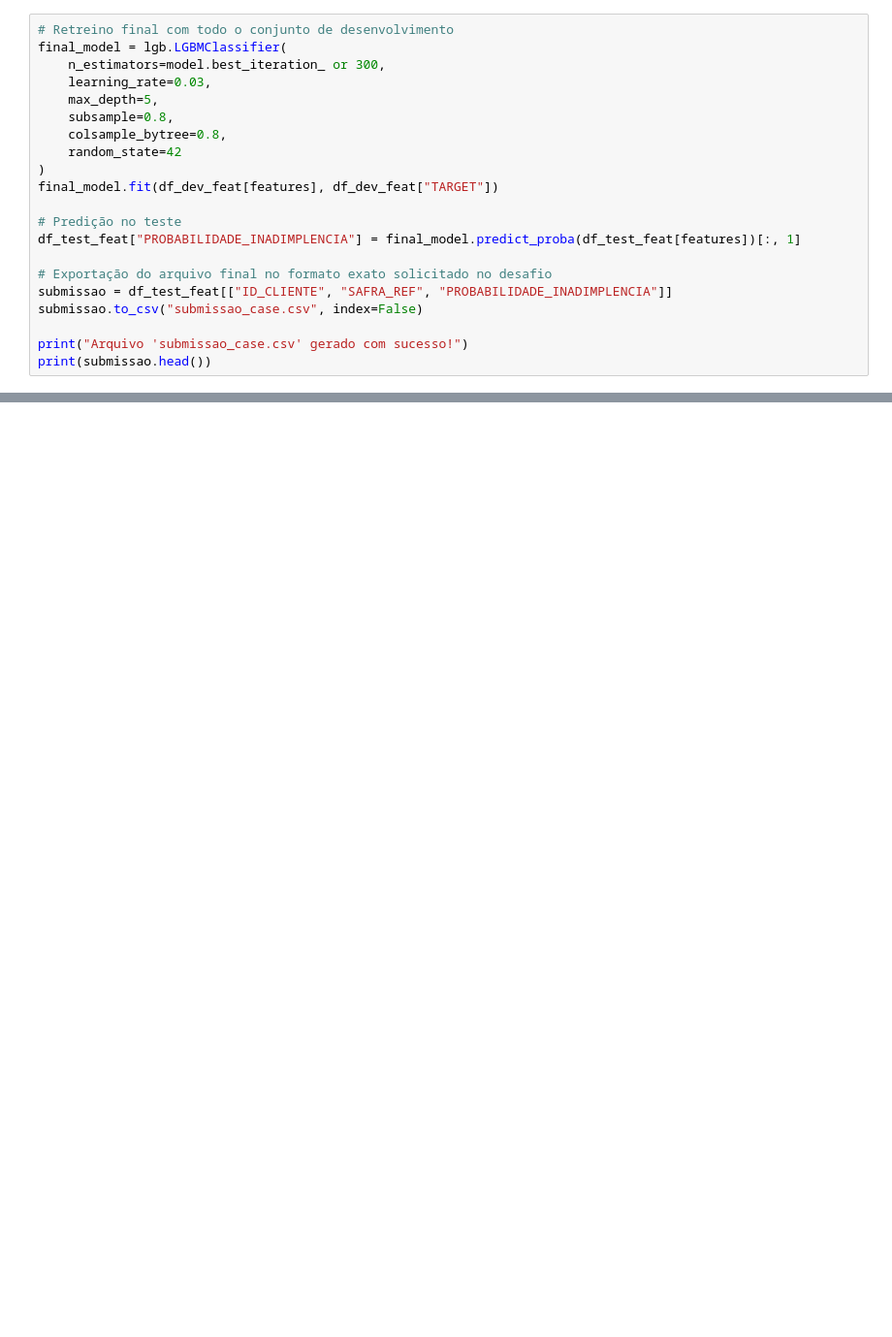
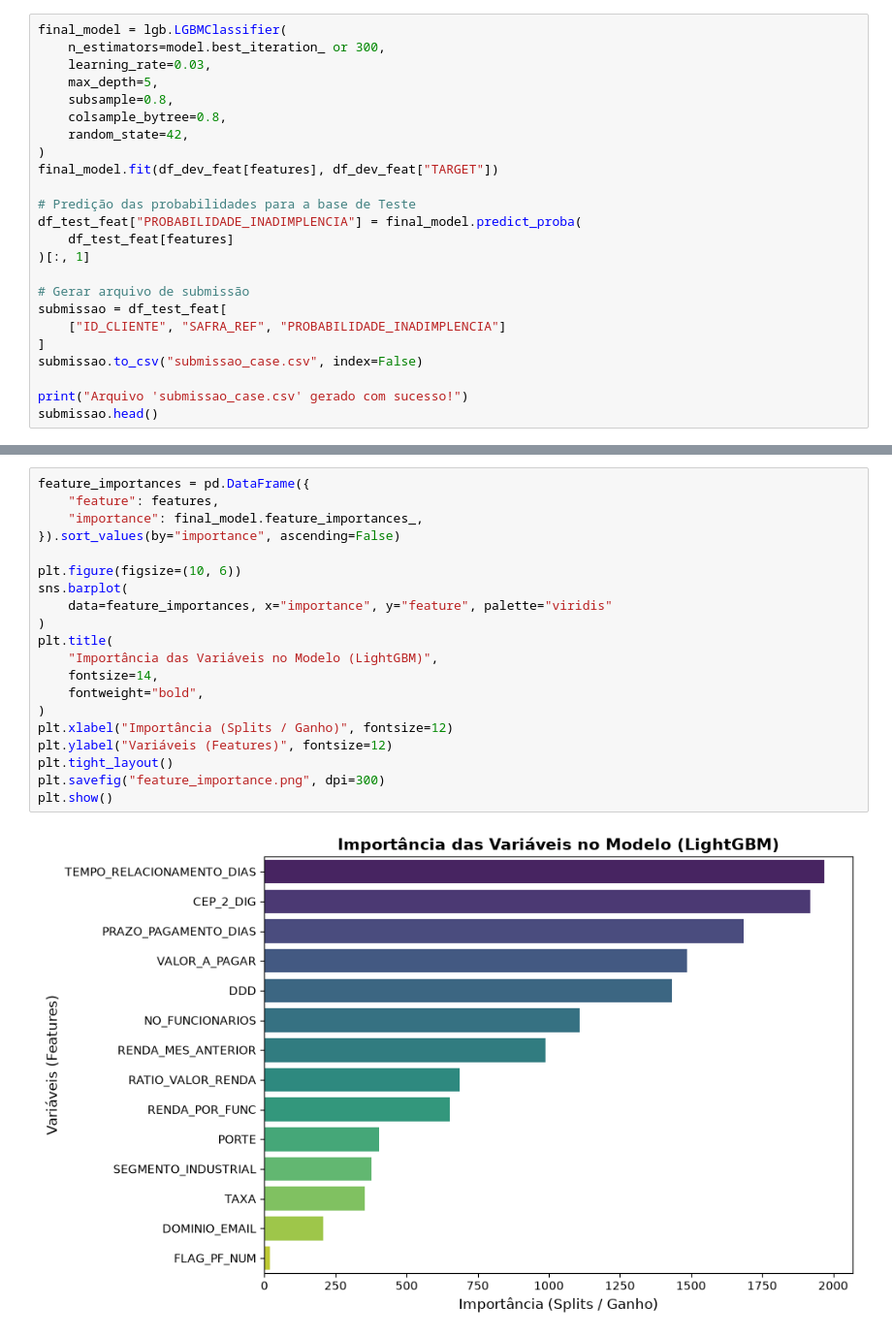
Before and after one commit to VilmarJNR/credit-risk-scoring-pipeline, a Jupyter notebook: notebooks/solucao_case.ipynb, the cells around one changed output, grey strips where cells are left out. Shown at 97% size. Cells and saved outputs as stored; diff of their text form; blank space fills up the shorter version.

```diff
--- a/notebooks/solucao_case.ipynb
+++ b/notebooks/solucao_case.ipynb
@@ -167,23 +207,26 @@ Treinamos o modelo final utilizando 100% dos dados históricos de desenvolviment
 # %%
-# Retreino final com todo o conjunto de desenvolvimento
 final_model = lgb.LGBMClassifier(
     n_estimators=model.best_iteration_ or 300,
     learning_rate=0.03,
     max_depth=5,
     subsample=0.8,
     colsample_bytree=0.8,
-    random_state=42
+    random_state=42,
 )
 final_model.fit(df_dev_feat[features], df_dev_feat["TARGET"])
 
-# Predição no teste
-df_test_feat["PROBABILIDADE_INADIMPLENCIA"] = final_model.predict_proba(df_test_feat[features])[:, 1]
+# Predição das probabilidades para a base de Teste
+df_test_feat["PROBABILIDADE_INADIMPLENCIA"] = final_model.predict_proba(
+    df_test_feat[features]
+)[:, 1]
 
-# Exportação do arquivo final no formato exato solicitado no desafio
-submissao = df_test_feat[["ID_CLIENTE", "SAFRA_REF", "PROBABILIDADE_INADIMPLENCIA"]]
+# Gerar arquivo de submissão
+submissao = df_test_feat[
+    ["ID_CLIENTE", "SAFRA_REF", "PROBABILIDADE_INADIMPLENCIA"]
+]
 submissao.to_csv("submissao_case.csv", index=False)
 
 print("Arquivo 'submissao_case.csv' gerado com sucesso!")
-print(submissao.head())
+submissao.head()
 # %% [output]
 [LightGBM] [Info] Number of positive: 5436, number of negative: 71978
@@ -205,0 +258,22 @@ And if memory is not enough, you can set `force_col_wise=true`.
+# %%
+feature_importances = pd.DataFrame({
+    "feature": features,
+    "importance": final_model.feature_importances_,
+}).sort_values(by="importance", ascending=False)
+
+plt.figure(figsize=(10, 6))
+sns.barplot(
+    data=feature_importances, x="importance", y="feature", palette="viridis"
+)
+plt.title(
+    "Importância das Variáveis no Modelo (LightGBM)",
+    fontsize=14,
+    fontweight="bold",
+)
+plt.xlabel("Importância (Splits / Ganho)", fontsize=12)
+plt.ylabel("Variáveis (Features)", fontsize=12)
+plt.tight_layout()
+plt.savefig("feature_importance.png", dpi=300)
+plt.show()
+# %% [output]
+[figure, added]
```
Also changed, not shown: parts of 20 cells of this notebook.
